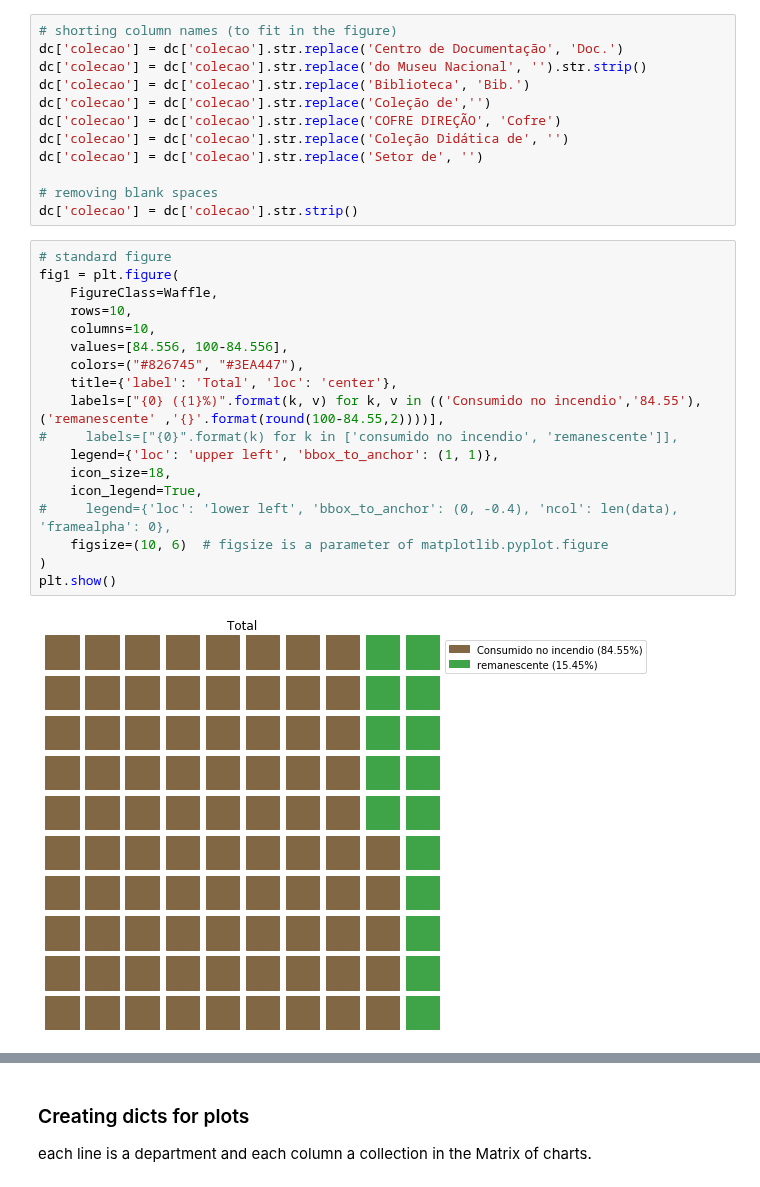
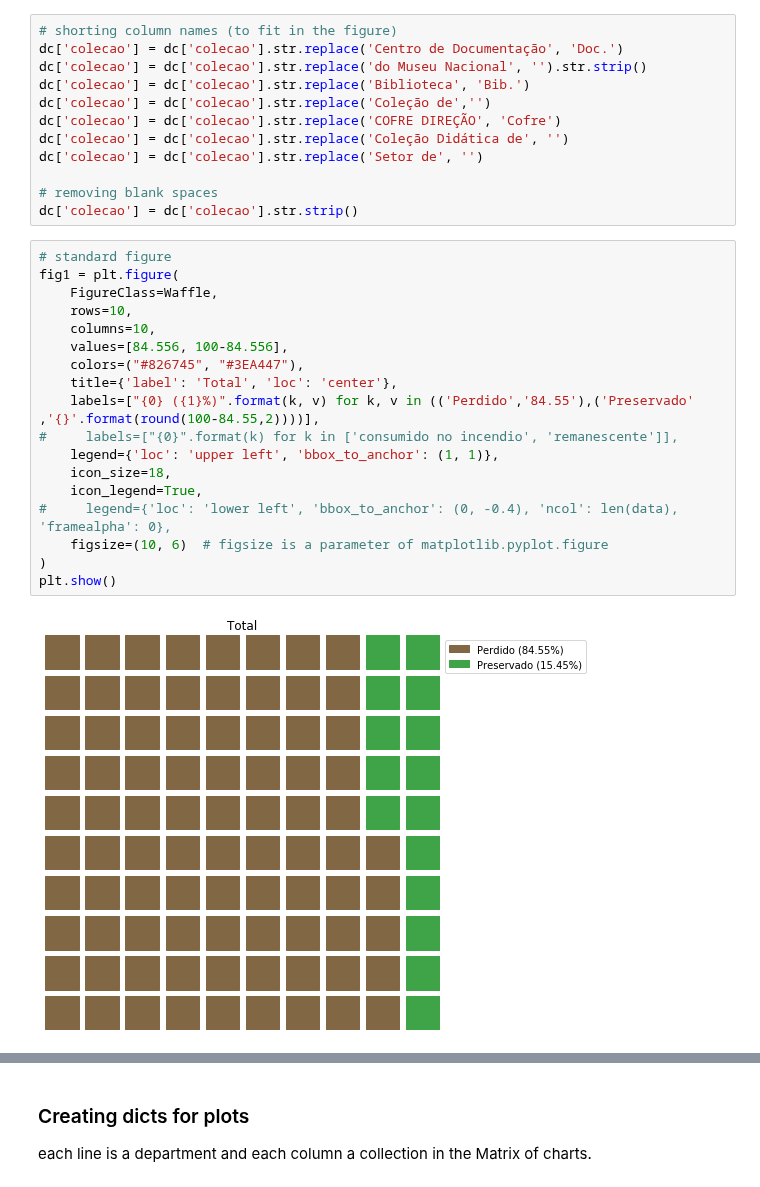
Before and after one commit to aslamedeiros/Vis_Zoo---Fase-1, a Jupyter notebook: Waffle_charts.ipynb, the cells around one changed output, grey strips where cells are left out. Drawn from its saved outputs; the diff is of its cells as text.

Commit message:
fiz modificações da Cris nos Waffle Charts

```diff
--- a/Waffle_charts.ipynb
+++ b/Waffle_charts.ipynb
@@ -74,23 +74,23 @@ dc['colecao'] = dc['colecao'].str.strip()
 # %%
 # standard figure
 fig1 = plt.figure(
     FigureClass=Waffle,
     rows=10,
     columns=10,
     values=[84.556, 100-84.556],
     colors=("#826745", "#3EA447"),
     title={'label': 'Total', 'loc': 'center'},
-    labels=["{0} ({1}%)".format(k, v) for k, v in (('Consumido no incendio','84.55'),('remanescente' ,'{}'.format(round(100-84.55,2))))],
+    labels=["{0} ({1}%)".format(k, v) for k, v in (('Perdido','84.55'),('Preservado' ,'{}'.format(round(100-84.55,2))))],
 #     labels=["{0}".format(k) for k in ['consumido no incendio', 'remanescente']],
     legend={'loc': 'upper left', 'bbox_to_anchor': (1, 1)},
     icon_size=18,
     icon_legend=True,
 #     legend={'loc': 'lower left', 'bbox_to_anchor': (0, -0.4), 'ncol': len(data), 'framealpha': 0},
     figsize=(10, 6)  # figsize is a parameter of matplotlib.pyplot.figure
 )
 plt.show()
 # %% [output]
-[figure, old version]
+[figure, new version]
 # %%
 # Standart Figure
 fig2 = plt.figure(
```
Also changed, not shown: parts of 10 cells of this notebook, 7 other files.
